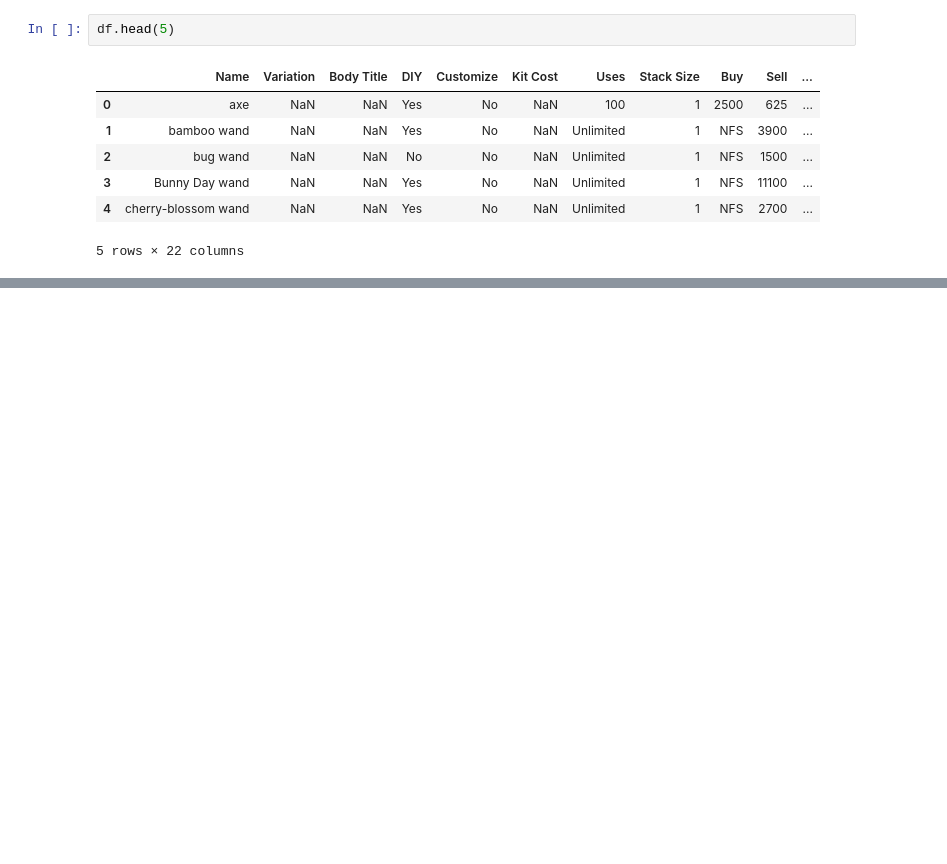
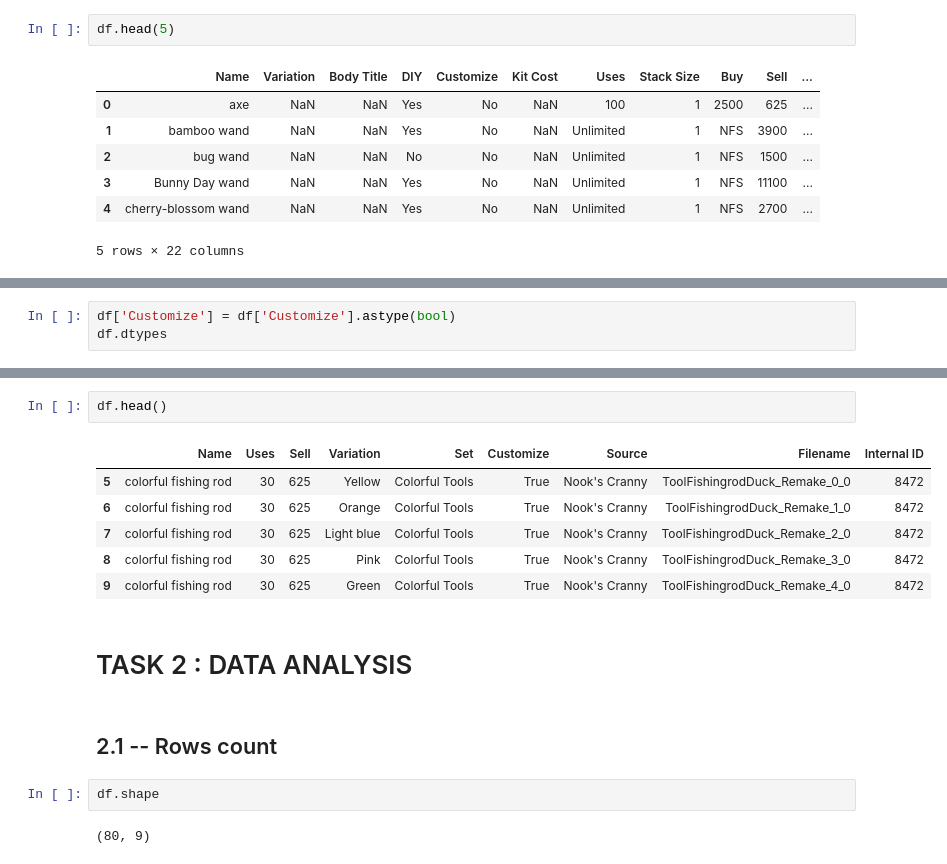
Before and after one commit to OnishchenkoDaria/data-processing-labs, a Jupyter notebook: sample.ipynb, the cells around one changed output, grey strips where cells are left out. Drawn from its saved outputs; the diff is of its cells as text; blank space fills up the shorter version.

Commit message:
feat: completing 1st task, adding Markdown text

```diff
--- a/sample.ipynb
+++ b/sample.ipynb
@@ -59,0 +102,3 @@ dtype: int64
+# %%
+df['Customize'] = df['Customize'].astype(bool)
+df.dtypes
@@ -59,0 +116,17 @@ dtype: int64
+# %%
+df.head()
+# %% [output]
+|  | Name | Uses | Sell | Variation | Set | Customize | Source | Filename | Internal ID |
+| 5 | colorful fishing rod | 30 | 625 | Yellow | Colorful Tools | True | Nook's Cranny | ToolFishingrodDuck_Remake_0_0 | 8472 |
+| 6 | colorful fishing rod | 30 | 625 | Orange | Colorful Tools | True | Nook's Cranny | ToolFishingrodDuck_Remake_1_0 | 8472 |
+| 7 | colorful fishing rod | 30 | 625 | Light blue | Colorful Tools | True | Nook's Cranny | ToolFishingrodDuck_Remake_2_0 | 8472 |
+| 8 | colorful fishing rod | 30 | 625 | Pink | Colorful Tools | True | Nook's Cranny | ToolFishingrodDuck_Remake_3_0 | 8472 |
+| 9 | colorful fishing rod | 30 | 625 | Green | Colorful Tools | True | Nook's Cranny | ToolFishingrodDuck_Remake_4_0 | 8472 |
+# %% [markdown]
+# TASK 2 : DATA ANALYSIS
+# %% [markdown]
+## 2.1 -- Rows count
+# %%
+df.shape
+# %% [output]
+(80, 9)
```
Also changed, not shown: parts of 10 cells of this notebook.
